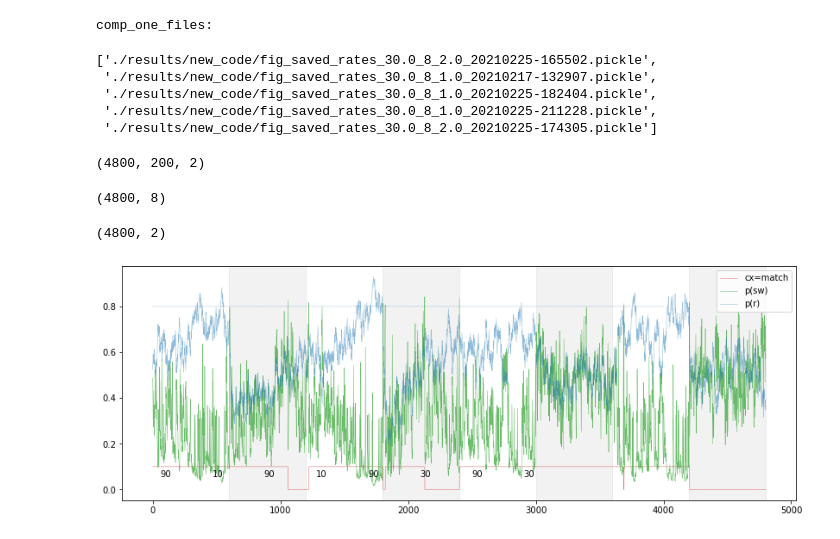
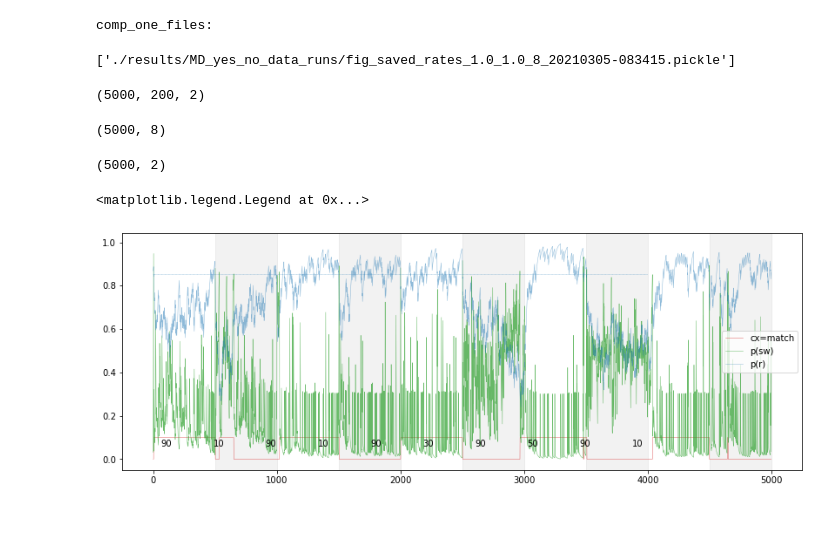
Before and after one commit to hummosa/PFC_MD_weights_stability, a Jupyter notebook: Switch_signal_OFC.ipynb, the cells around one changed output. Drawn from its saved outputs; the diff is of its cells as text; code cells hidden in the pictures.

Commit message:
added OFC p_switch

```diff
--- a/Switch_signal_OFC.ipynb
+++ b/Switch_signal_OFC.ipynb
@@ -11,28 +11,26 @@ from tqdm import tqdm
 
 file_format= 'PNG'
 
+results_dir = './results/'
 exp_name = 'new_code'
+exp_name = 'MD_yes_no_data_runs'
 
-files = os.listdir('./results/' + exp_name+'/')
+files = os.listdir(results_dir + exp_name+'/')
 rates_files = [file for file in files if 'saved_rates' in file]
 weights_files = [file for file in files if 'saved_weights' in file]
 
 # strings to look for in filtering file for each experiemnt to compare
-comp_one = 's_30.0_' # with with OFC switches 180
+comp_one = 's_1.0_' # with with OFC switches 180
 comp_two = 's_0.0_' # with MD clampped to one neuron
 
-comp_one_files = [os.path.join('./results/'+exp_name,file) for file in rates_files if comp_one in file]
-comp_two_files = [os.path.join('./results/'+exp_name,file) for file in rates_files if (comp_two in file)]
+comp_one_files = [os.path.join(results_dir+exp_name,file) for file in rates_files if comp_one in file]
+comp_two_files = [os.path.join(results_dir+exp_name,file) for file in rates_files if (comp_two in file)]
 
 print(f'comp_one_files:')
 comp_one_files
 # %% [output]
 comp_one_files:
-['./results/new_code/fig_saved_rates_30.0_8_2.0_20210225-165502.pickle',
- './results/new_code/fig_saved_rates_30.0_8_1.0_20210217-132907.pickle',
- './results/new_code/fig_saved_rates_30.0_8_1.0_20210225-182404.pickle',
- './results/new_code/fig_saved_rates_30.0_8_1.0_20210225-211228.pickle',
- './results/new_code/fig_saved_rates_30.0_8_2.0_20210225-174305.pickle']
+['./results/MD_yes_no_data_runs/fig_saved_rates_1.0_1.0_8_20210305-083415.pickle']
 # %%
 for fi, file_name in enumerate(comp_one_files[:]):
 
@@ -43,15 +41,15 @@ for fi, file_name in enumerate(comp_one_files[:]):
 # %%
 Outrates.shape
 # %% [output]
-(4800, 200, 2)
+(5000, 200, 2)
 # %%
 Inputs.shape
 # %% [output]
-(4800, 8)
+(5000, 8)
 # %%
 Targets.shape
 # %% [output]
-(4800, 2)
+(5000, 2)
 # %%
 from config import Config
 from error_computations import Error_computations
@@ -65,6 +63,7 @@ config.horizon = 5
 self = Error_computations(config)
 # %%
 results = []
+switch_thresh = 0.85
 # for traini in range(1450, 1500): #Ntrain):
 for traini in range(Ntrain):
 #     ec.update_v(Inputs[traini, :2], Outrates[traini], Targets[traini])
@@ -109,7 +108,7 @@ for traini in range(Ntrain):
     p_ns_T = self.p_reward
     self.p_sm_snm_ns = np.array ([p_sm_T, p_snm_T, p_ns_T])
 
-    if ratio_switch > 0.8: #flip context
+    if ratio_switch > switch_thresh: #flip context
         if self.current_context is "MATCH":
             self.current_context = "NON-MATCH"
         else:
@@ -118,33 +117,34 @@ for traini in range(Ntrain):
 #         self.p_reward = 0.1
         #get trial with max switch prob:
         max_t = np.argmax(ratio_switch_t)
         # Purge all trial history entries before. Assume it is where the switch happened.
 #         self.trial_history = self.trial_history[max_t:]
 
     ####
 
     results.append(self.p_sm_snm_ns)
 
 results = np.stack(results)
 cxt = 0 # current context belief
 p_sw = 1 # p(switch)
 p_r = 2 # p(reward)
 
 fig, axes = plt.subplots(1,1, figsize=[14,5])
 ax = axes
 ax.plot(results[:,cxt]*.1, color='tab:red', alpha=0.7,   linewidth=0.5, label='cx=match')
 st = tpb*3 - 10
 d = 30
 # ax.plot(range(st, st+d), results[st:st+d, p_sw], 'o', markersize= 2, linewidth=0.5, color='tab:blue', alpha=0.7,   label='sw_dots')
 ax.plot(results[:,p_sw], color='tab:green', alpha=0.7, linewidth=0.5, label='p(sw)')
 ax.plot(results[:,p_r], color='tab:blue', alpha=0.5, linewidth=0.5, label='p(r)')
-ax.plot(range(4000), 0.8 * np.ones(4000), '--', linewidth=0.25)
+ax.plot(range(4000), switch_thresh * np.ones(4000), '--', linewidth=0.25)
 for bi in range(config.Nblocks): # LABEL contexts
     plt.text((1/13)* (0.74+bi), 0.1, str(config.block_schedule[bi]), transform=ax.transAxes)
 for ib in range(1, config.Nblocks,2): # demarcate contexts with grey shading
     ax.axvspan(tpb* ib, tpb*(ib+1), alpha=0.1, color='grey')
 
 ax.legend()
-fig.savefig('bayesian_switch_signal.png', dpi=1200)
+# fig.savefig('bayesian_switch_signal.png', dpi=1200)
 # %% [output]
+<matplotlib.legend.Legend at 0x...>
-[figure, old version]
+[figure, new version]
```
Also changed, not shown: 4 other files.
